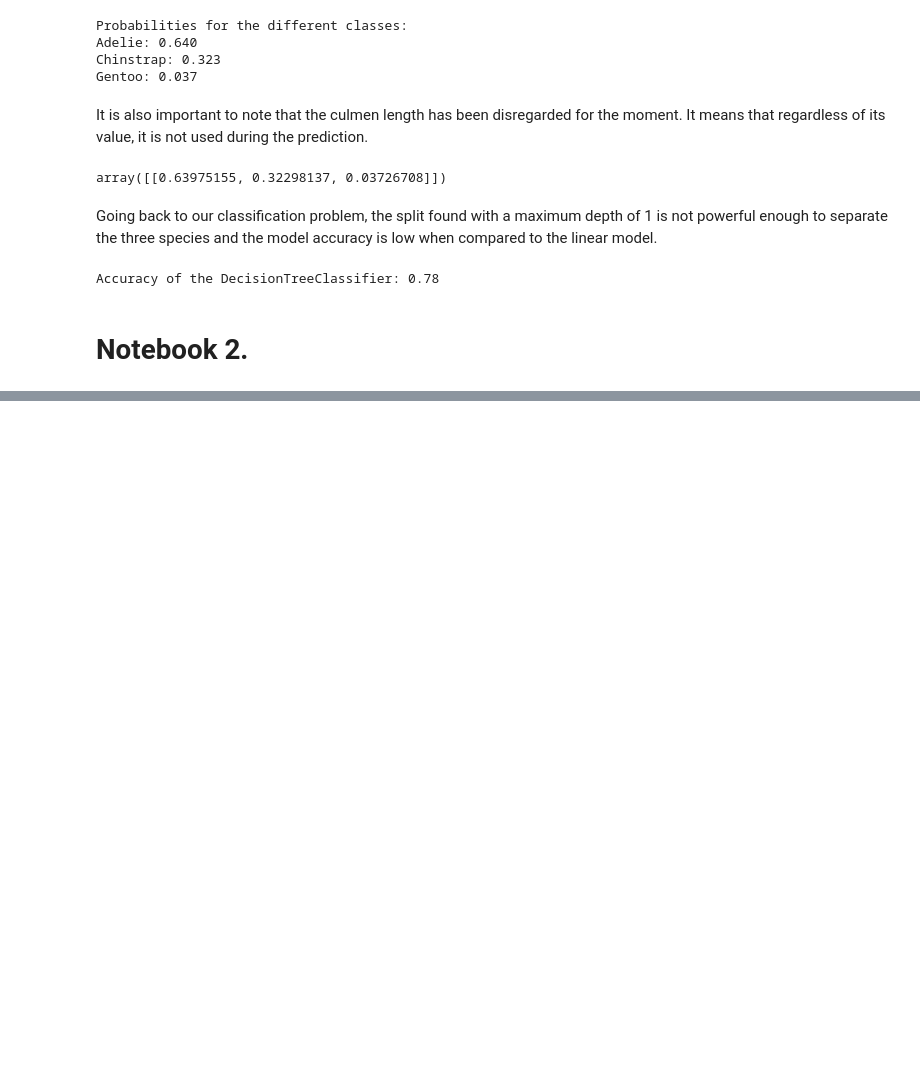
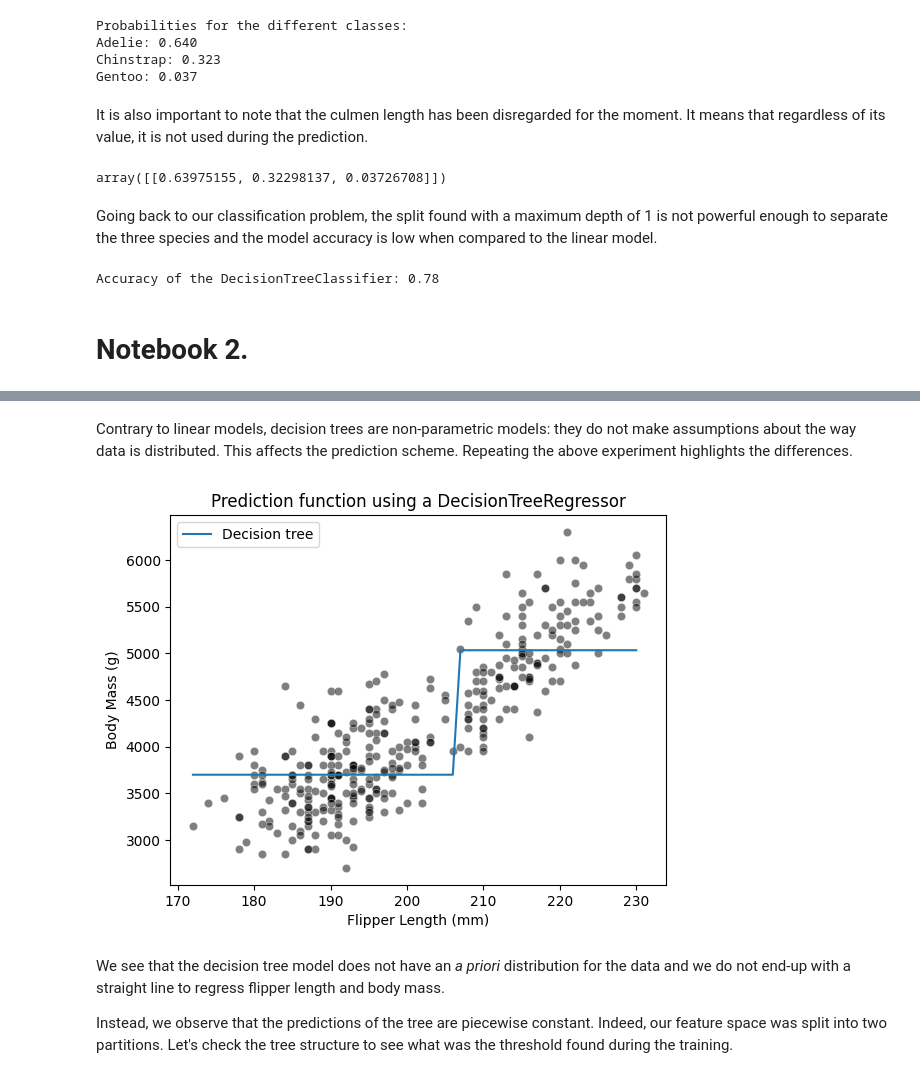
Before and after one commit to DavidGuzzi/inria, a Jupyter notebook: module_5.ipynb, the cells around one changed output, grey strips where cells are left out. Drawn from its saved outputs; the diff is of its cells as text; code cells hidden in the pictures; blank space fills up the shorter version.

```diff
--- a/module_5.ipynb
+++ b/module_5.ipynb
@@ -238,0 +284,27 @@ data_test = pd.DataFrame(
+# %% [markdown]
+Contrary to linear models, decision trees are non-parametric models: they do
+not make assumptions about the way data is distributed. This affects the
+prediction scheme. Repeating the above experiment highlights the differences.
+# %%
+from sklearn.tree import DecisionTreeRegressor
+
+tree = DecisionTreeRegressor(max_depth=1)
+tree.fit(data_train, target_train)
+target_predicted = tree.predict(data_test)
+
+sns.scatterplot(
+    data=penguins, x=feature_name, y=target_name, color="black", alpha=0.5
+)
+plt.plot(data_test[feature_name], target_predicted, label="Decision tree")
+plt.legend()
+_ = plt.title("Prediction function using a DecisionTreeRegressor")
+# %% [output]
+[figure, added]
+# %% [markdown]
+We see that the decision tree model does not have an *a priori* distribution
+for the data and we do not end-up with a straight line to regress flipper
+length and body mass.
+
+Instead, we observe that the predictions of the tree are piecewise constant.
+Indeed, our feature space was split into two partitions. Let's check the tree
+structure to see what was the threshold found during the training.
```
Also changed, not shown: parts of 3 cells of this notebook.
